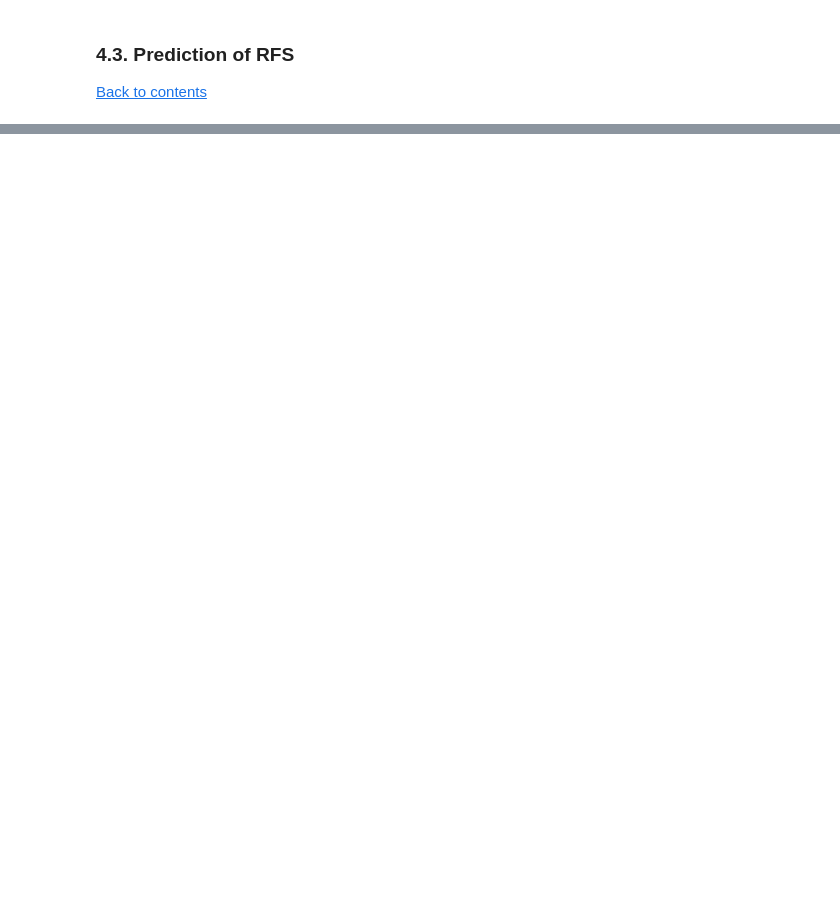
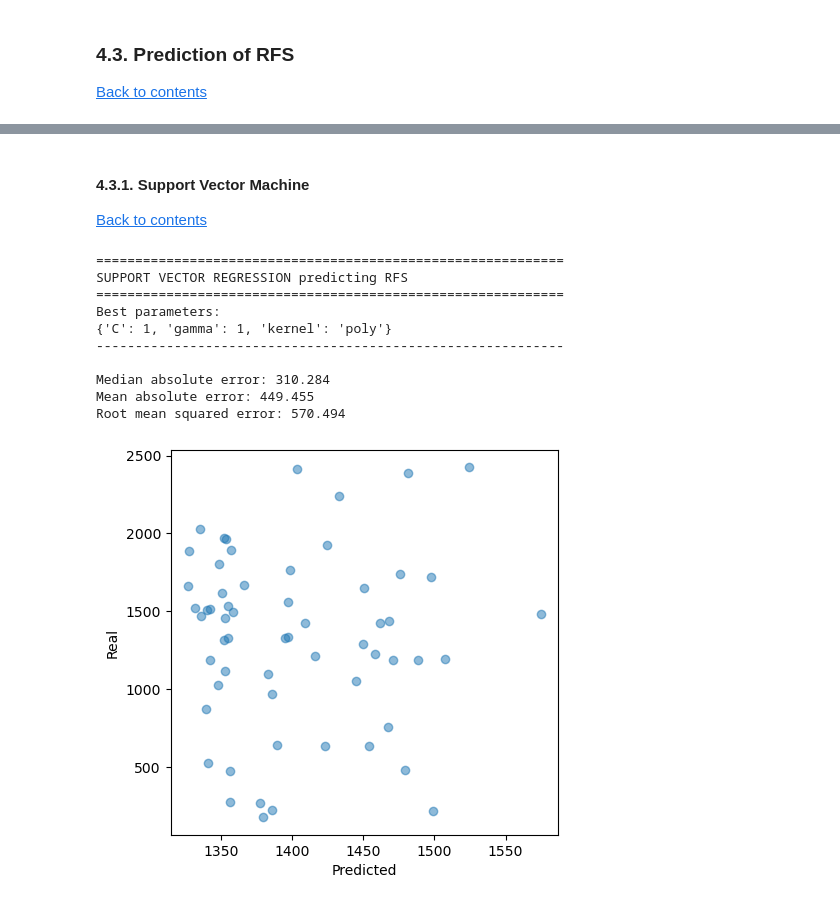
Before and after one commit to irlorui/MachineLearningModelsOnISPY1data, a Jupyter notebook: TFM - Code.ipynb, the cells around one changed output, grey strips where cells are left out. Saved outputs shown, nothing was run; the diff lists cells and outputs as text; code cells hidden in the pictures; blank space fills up the shorter version.

```diff
--- a/TFM - Code.ipynb
+++ b/TFM - Code.ipynb
@@ -1267,9 +1367,14 @@ plot_roc(auc1, fpr1, tpr1, auc2, fpr2, tpr2)
 [Back to contents](#index)
 # %%
 # Drop columns that represent other clinical outcomes
-df_rfs = ISPY_norm_df.drop(['PCR', 'Survival'], axis=1)
-df_rfs.df_rfs = df_rfs.RFS.replace([7,8], [1,0])
+df_rfs = ISPY.drop(['PCR', 'Survival'], axis=1)
 
+# normalize only predictors
+x = df_rfs.drop(['RFS'], axis=1)
+x_transformed = scaler.fit_transform(x)
+x = pd.DataFrame(x_transformed, columns=x.columns)
+y = df_rfs['RFS']
 
-x= df_rfs.drop(['RFS'], axis=1)
-y = df_rfs['RFS']
+# Define outcome and predictors column names
+outcome = 'RFS'
+predictors = x.keys()
@@ -1297,0 +1381,38 @@ memory usage: 16.7 KB
+# %% [markdown]
+<a id="rfs_svm"></a>
+
+#### 4.3.1. Support Vector Machine
+
+[Back to contents](#index)
+# %%
+######################## SUPPORT VECTOR MACHINE ########################
+# Define classifier
+clf = svm.SVR()
+clf_name = 'SUPPORT VECTOR REGRESSION'
+
+# define parameter grid search
+pars = dict(C = [0.1, 1, 5, 10],
+            gamma = [1e-2, .1, 1, 10],
+            kernel = ['linear', 'poly', 'rbf'])
+
+# define scoring metric
+score = 'neg_mean_squared_error'
+
+# train and validate classifier
+svm_rfs, y_pred, y_test, _, _, _ = train_test_regressor(x, y, clf, clf_name, pars, score, outcome)
+
+
+# Save models
+pickle.dump(svm_rfs, open('./models/svm_rfs.sav', 'wb'))
+# %% [output]
+============================================================
+SUPPORT VECTOR REGRESSION predicting RFS
+============================================================
+Best parameters:
+{'C': 1, 'gamma': 1, 'kernel': 'poly'}
+------------------------------------------------------------
+
+Median absolute error: 310.284
+Mean absolute error: 449.455
+Root mean squared error: 570.494
+[figure, added]
```
Also changed, not shown: parts of 14 cells of this notebook, 4 other files.
